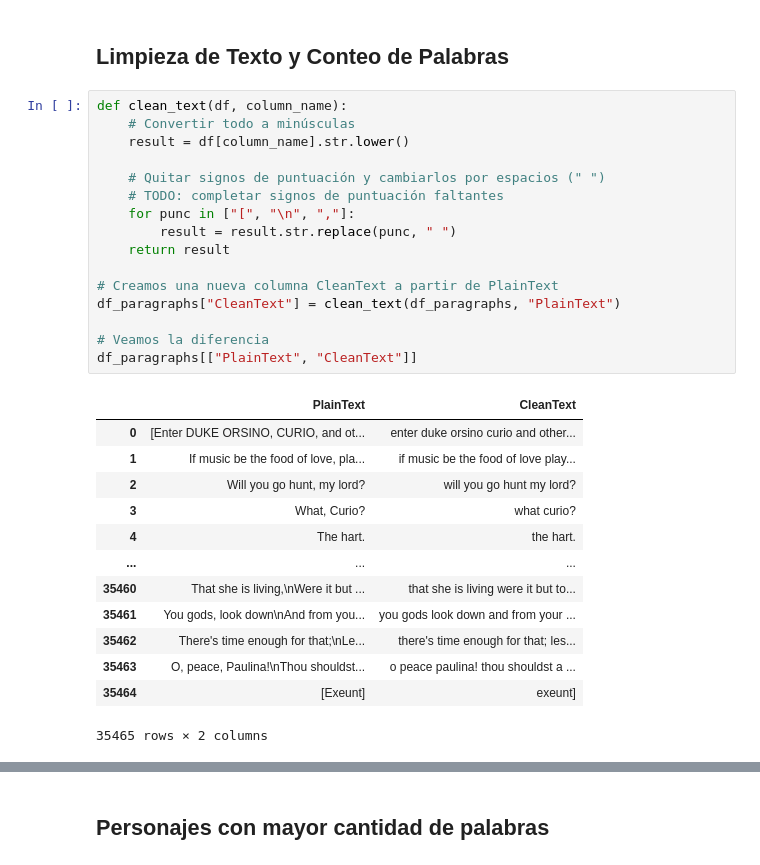
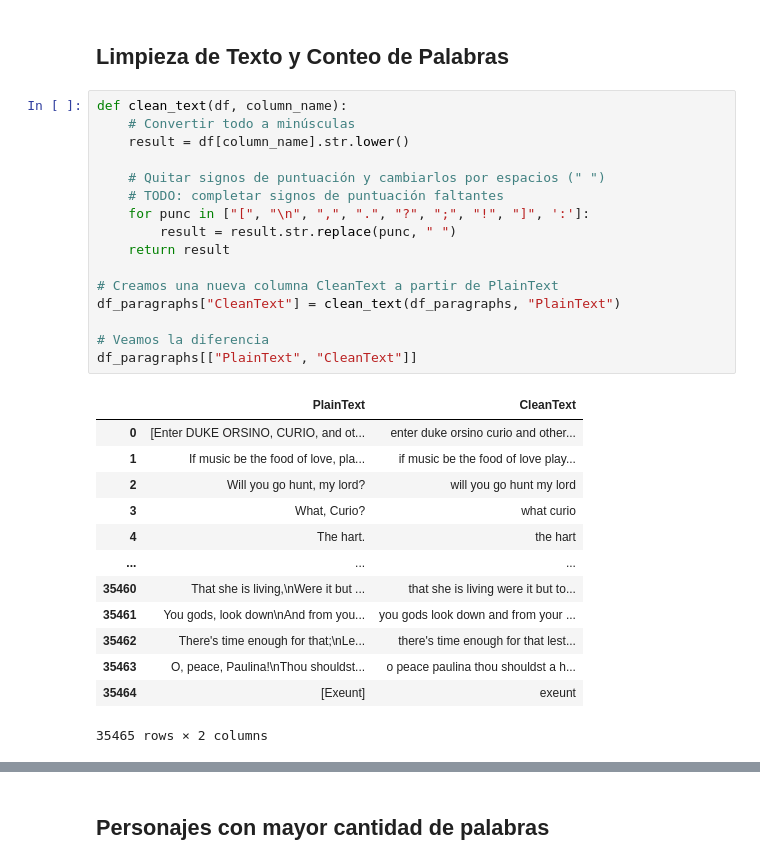
Before and after one commit to AlinaMendez/intro-cd, a Jupyter notebook: Tarea_1/shakespeare_propuesta.ipynb, the cells around one changed output, grey strips where cells are left out. Cells and saved outputs as stored; diff of their text form.

```diff
--- a/Tarea_1/shakespeare_propuesta.ipynb
+++ b/Tarea_1/shakespeare_propuesta.ipynb
@@ -275,32 +470,32 @@ plt.show()
 # %%
 def clean_text(df, column_name):
     # Convertir todo a minúsculas
     result = df[column_name].str.lower()
 
     # Quitar signos de puntuación y cambiarlos por espacios (" ")
     # TODO: completar signos de puntuación faltantes
-    for punc in ["[", "\n", ","]:
+    for punc in ["[", "\n", ",", ".", "?", ";", "!", "]", ':']:
         result = result.str.replace(punc, " ")
     return result
 
 # Creamos una nueva columna CleanText a partir de PlainText
 df_paragraphs["CleanText"] = clean_text(df_paragraphs, "PlainText")
 
 # Veamos la diferencia
 df_paragraphs[["PlainText", "CleanText"]]
 # %% [output]
 |  | PlainText | CleanText |
 | 0 | [Enter DUKE ORSINO, CURIO, and ot... | enter duke orsino curio and other... |
 | 1 | If music be the food of love, pla... | if music be the food of love play... |
-| 2 | Will you go hunt, my lord? | will you go hunt my lord? |
-| 3 | What, Curio? | what curio? |
-| 4 | The hart. | the hart. |
+| 2 | Will you go hunt, my lord? | will you go hunt my lord |
+| 3 | What, Curio? | what curio |
+| 4 | The hart. | the hart |
 | ... | ... | ... |
 | 35460 | That she is living,\nWere it but ... | that she is living were it but to... |
 | 35461 | You gods, look down\nAnd from you... | you gods look down and from your ... |
-| 35462 | There's time enough for that;\nLe... | there's time enough for that; les... |
-| 35463 | O, peace, Paulina!\nThou shouldst... | o peace paulina! thou shouldst a ... |
-| 35464 | [Exeunt] | exeunt] |
+| 35462 | There's time enough for that;\nLe... | there's time enough for that lest... |
+| 35463 | O, peace, Paulina!\nThou shouldst... | o peace paulina thou shouldst a h... |
+| 35464 | [Exeunt] | exeunt |
 35465 rows × 2 columns
 # %%
 # Convierte párrafos en listas "palabra1 palabra2 palabra3" -> ["palabra1", "palabra2", "palabra3"]
```
Also changed, not shown: parts of 19 cells of this notebook.
